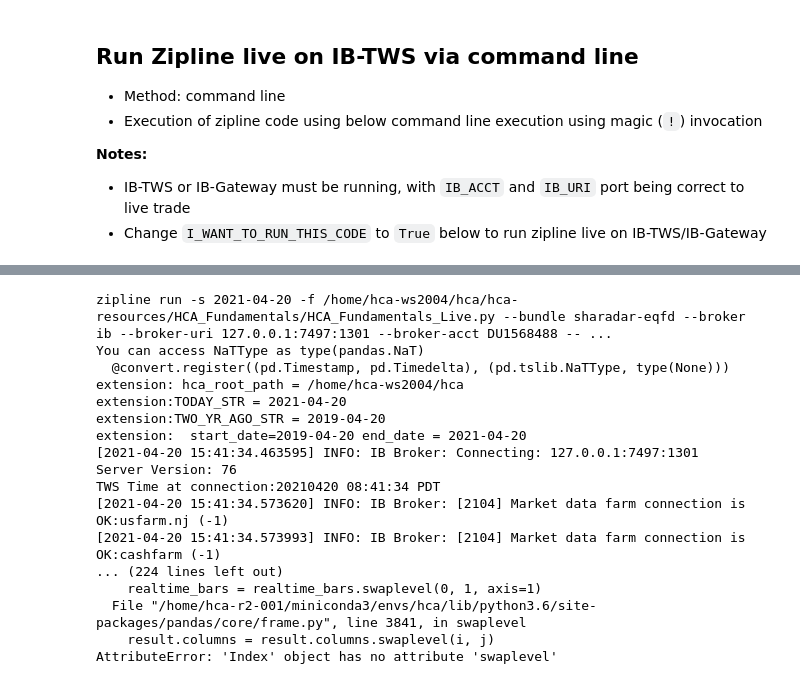
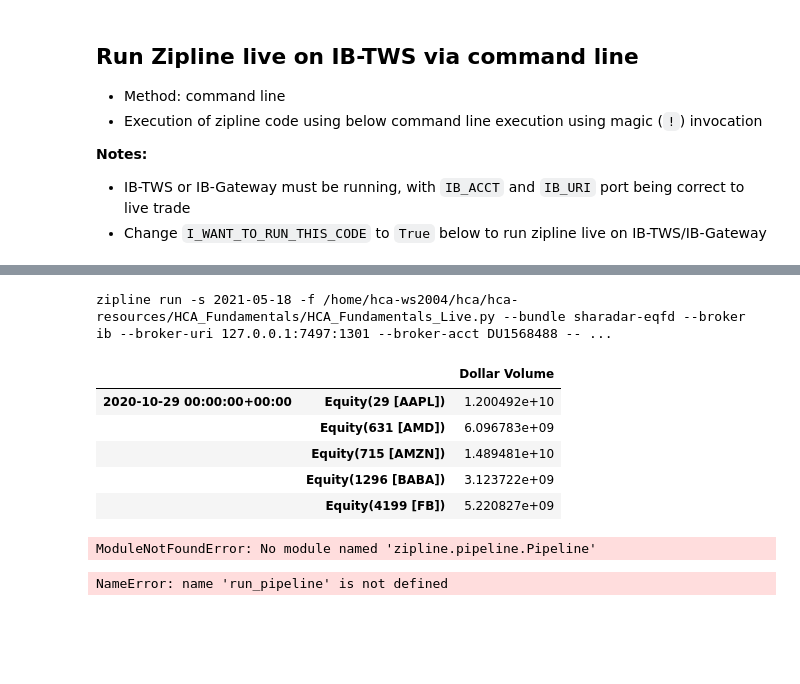
Before and after one commit to hotchilianalytics/hca-resources, a Jupyter notebook: HCA_Fundamentals/HCA_Fundamentals.ipynb, the cells around one changed output, grey strips where cells are left out. Saved outputs shown, nothing was run; the diff lists cells and outputs as text; code cells hidden in the pictures; blank space fills up the shorter version.

```diff
--- a/HCA_Fundamentals/HCA_Fundamentals.ipynb
+++ b/HCA_Fundamentals/HCA_Fundamentals.ipynb
@@ -144,8 +180,8 @@ BUNDLE = 'sharadar-eqfd'
         --state-file $ALGO_STATE \
         --realtime-bar-target $ALGO_RTB
 # Change following to 'True' and run cell (control-enter) to execute live run.
-#I_WANT_TO_RUN_THIS_CODE = False
-I_WANT_TO_RUN_THIS_CODE = True
+I_WANT_TO_RUN_THIS_CODE = False
+#I_WANT_TO_RUN_THIS_CODE = True
 
 if I_WANT_TO_RUN_THIS_CODE:
     !zipline run \
@@ -159,20 +195,4 @@ if I_WANT_TO_RUN_THIS_CODE:
         --state-file $ALGO_STATE \
         --realtime-bar-target $ALGO_RTB
 # %% [output]
-zipline run -s 2021-04-20 -f /home/hca-ws2004/hca/hca-resources/HCA_Fundamentals/HCA_Fundamentals_Live.py --bundle sharadar-eqfd --broker ib --broker-uri 127.0.0.1:7497:1301 --broker-acct DU1568488 -- ...
-You can access NaTType as type(pandas.NaT)
-  @convert.register((pd.Timestamp, pd.Timedelta), (pd.tslib.NaTType, type(None)))
-extension: hca_root_path = /home/hca-ws2004/hca
-extension:TODAY_STR = 2021-04-20
-extension:TWO_YR_AGO_STR = 2019-04-20
-extension:  start_date=2019-04-20 end_date = 2021-04-20
-[2021-04-20 15:41:34.463595] INFO: IB Broker: Connecting: 127.0.0.1:7497:1301
-Server Version: 76
-TWS Time at connection:20210420 08:41:34 PDT
-[2021-04-20 15:41:34.573620] INFO: IB Broker: [2104] Market data farm connection is OK:usfarm.nj (-1)
-[2021-04-20 15:41:34.573993] INFO: IB Broker: [2104] Market data farm connection is OK:cashfarm (-1)
-... (224 lines left out)
-    realtime_bars = realtime_bars.swaplevel(0, 1, axis=1)
-  File "/home/hca-r2-001/miniconda3/envs/hca/lib/python3.6/site-packages/pandas/core/frame.py", line 3841, in swaplevel
-    result.columns = result.columns.swaplevel(i, j)
-AttributeError: 'Index' object has no attribute 'swaplevel'
+zipline run -s 2021-05-18 -f /home/hca-ws2004/hca/hca-resources/HCA_Fundamentals/HCA_Fundamentals_Live.py --bundle sharadar-eqfd --broker ib --broker-uri 127.0.0.1:7497:1301 --broker-acct DU1568488 -- ...
@@ -178,0 +241,52 @@ AttributeError: 'Index' object has no attribute 'swaplevel'
+# %%
+from zipline.utils.calendars import get_calendar
+from zipline.pipeline.data import USEquityPricing
+from zipline.pipeline.engine import SimplePipelineEngine
+
+# Create a Pipeline engine
+engine = SimplePipelineEngine(get_loader = choose_loader,
+                              asset_finder = bundle_data.asset_finder, calendar=trading_calendar.all_sessions)
+# %%
+#from zipline.pipeline.domain import US_EQUITIES
+from zipline.pipeline.factors import AverageDollarVolume
+from zipline.pipeline import Pipeline
+
+# Create a screen for our Pipeline
+universe = AverageDollarVolume(window_length = 5).top(10)
+
+# Create an empty Pipeline with the given screen
+pipeline = Pipeline(screen = universe)
+#new pipeline = Pipeline(screen = universe, domain=US_EQUITIES)
+pipeline.add(AverageDollarVolume(window_length = 5), "Dollar Volume")
+# %%
+# Set the start and end dates
+start_date = pd.Timestamp('2020-10-29', tz = 'utc')
+end_date = pd.Timestamp('2020-11-3', tz = 'utc')
+
+# Run our pipeline for the given start and end dates
+pipeline_output = engine.run_pipeline(pipeline, start_date, end_date)
+
+pipeline_output.head()
+# %% [output]
+|  |  | Dollar Volume |
+| 2020-10-29 00:00:00+00:00 | Equity(29 [AAPL]) | 1.200492e+10 |
+|  | Equity(631 [AMD]) | 6.096783e+09 |
+|  | Equity(715 [AMZN]) | 1.489481e+10 |
+|  | Equity(1296 [BABA]) | 3.123722e+09 |
+|  | Equity(4199 [FB]) | 5.220827e+09 |
+# %%
+def make_pipeline():
+    mean_close_10 = SimpleMovingAverage(inputs=[USEquityPricing.close],window_length=10)
+    mean_close_30 = SimpleMovingAverage(inputs=[USEquityPricing.close],window_length=30)
+
+    latest_close = USEquityPricing.close.latest
+
+    perc_diff = (mean_close_10 - mean_close_30) / mean_close_30
+
+    return Pipeline(columns={ 'Percent Difference':perc_diff, '30 Day Mean Close':mean_close_30, 'Latest Close':latest_close })
+# %% [output]
+ModuleNotFoundError: No module named 'zipline.pipeline.Pipeline'
+# %%
+results = run_pipeline(make_pipeline(),'2018-01-01','2019-01-01')
+# %% [output]
+NameError: name 'run_pipeline' is not defined
```
Also changed, not shown: parts of 4 cells of this notebook, 6 other files.
